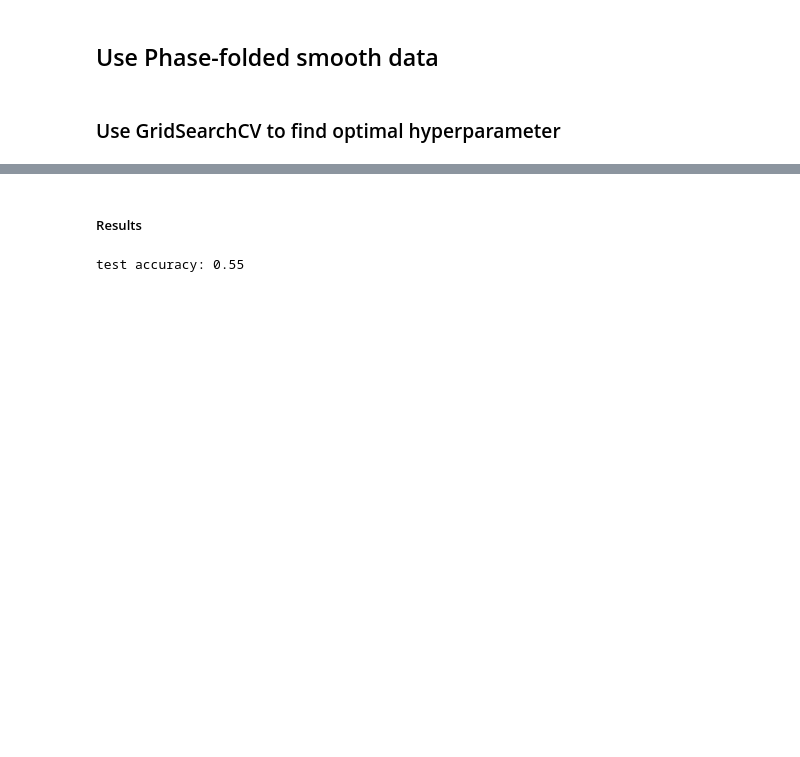
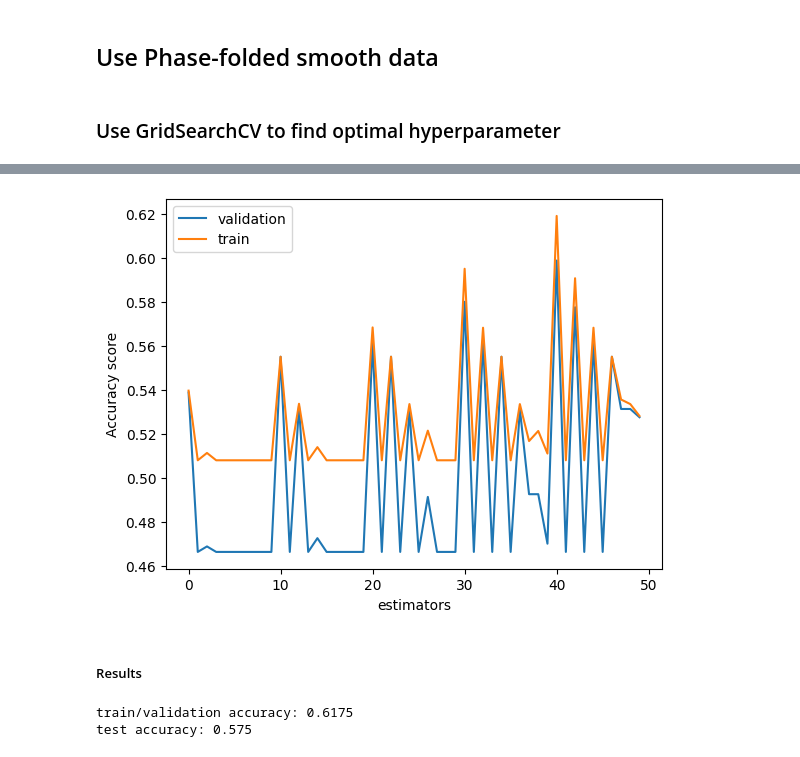
Before and after one commit to ashyo98/transit_classification, a Jupyter notebook: SVM.ipynb, the cells around one changed output, grey strips where cells are left out. Cells and saved outputs as stored; diff of their text form; code cells hidden in the pictures; blank space fills up the shorter version.

```diff
--- a/SVM.ipynb
+++ b/SVM.ipynb
@@ -211,10 +262,25 @@ Best Validation recall score is: 0.99
+# %%
+test_scores = grid.cv_results_['mean_test_score']
+train_scores = grid.cv_results_['mean_train_score']
+
+plt.plot(test_scores, label='validation')
+plt.plot(train_scores, label='train')
+plt.xlabel('estimators')
+plt.ylabel('Accuracy score')
+plt.legend(loc='best')
+plt.show()
+# %% [output]
+[figure, added]
 # %% [markdown]
 ##### Results
 # %%
 svc_pred_test = grid.predict(X_test_interp)
+svc_pred_train = grid.predict(X_train_interp)
+print('train/validation accuracy:', np.round(accuracy_score(y_train , svc_pred_train),4))
 print('test accuracy:', np.round(accuracy_score(y_test , svc_pred_test),4))
 # %% [output]
-test accuracy: 0.55
+train/validation accuracy: 0.6175
+test accuracy: 0.575
 # %%
 # fig, ax = plt.subplots(1,2, figsize=(15,6))
 plt.figure(figsize = [15,6])
```
Also changed, not shown: parts of 8 cells of this notebook, 9 other files.
